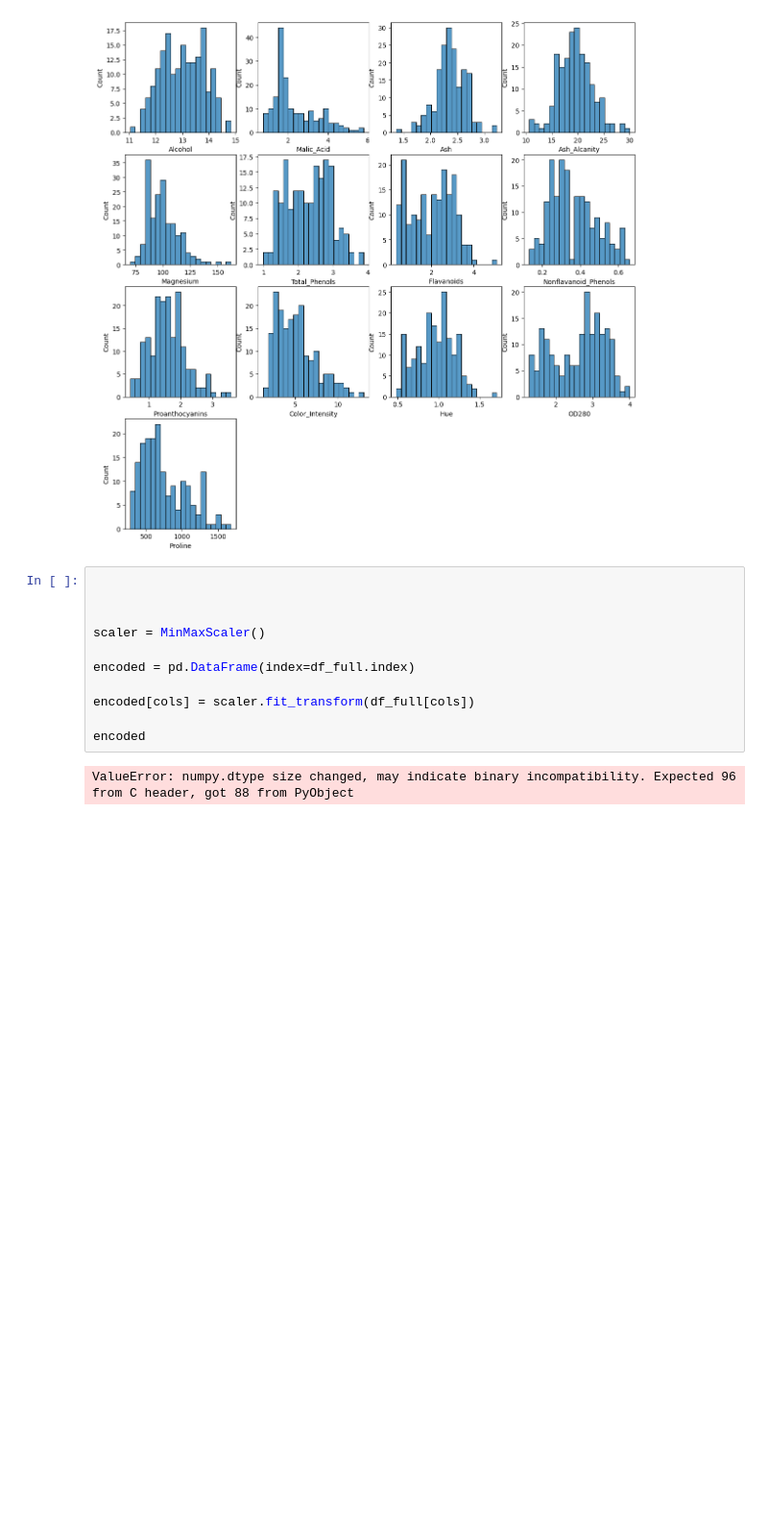
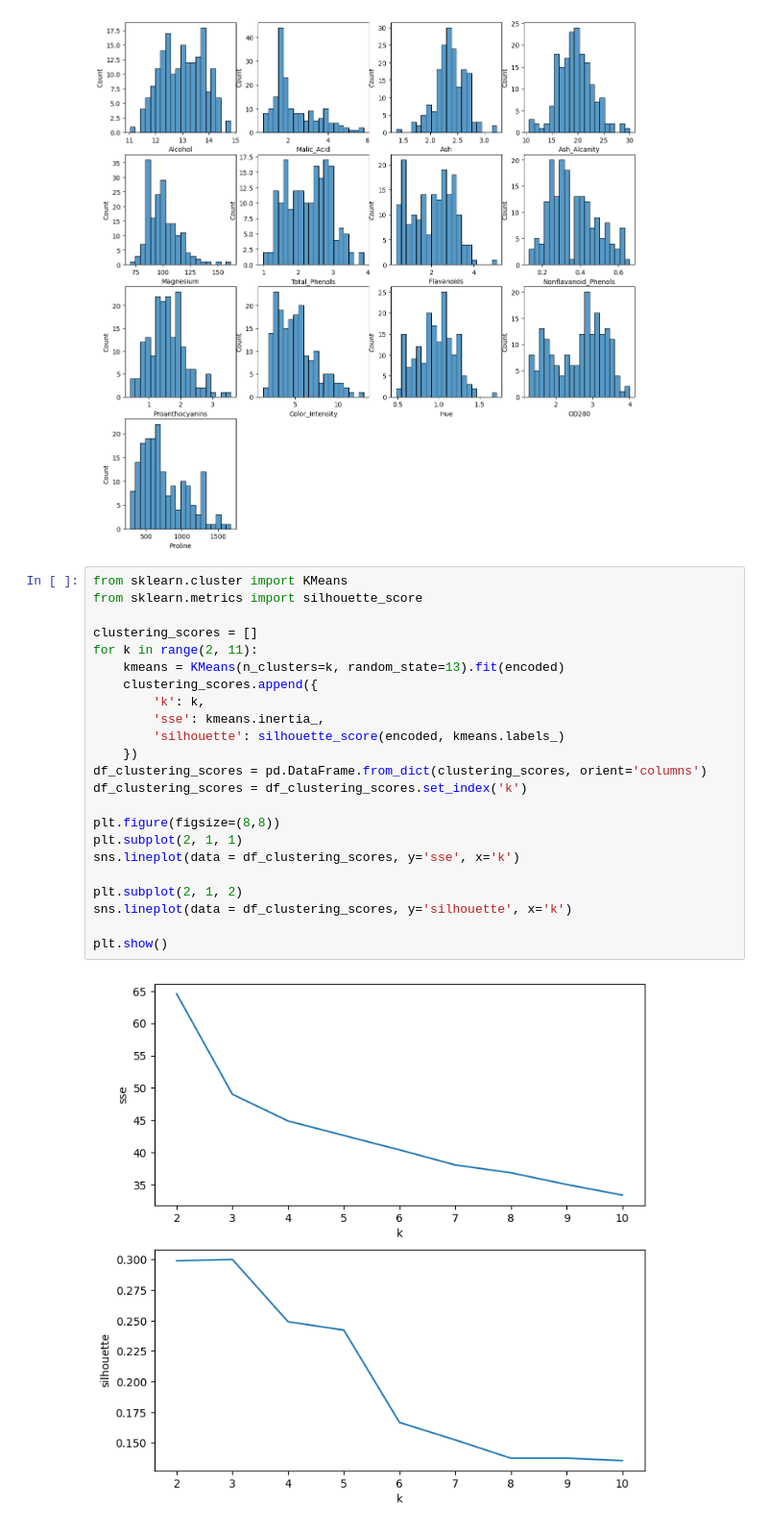
Before and after one commit to elsnoxx/VSB, a Jupyter notebook: 5_semestr/ZSU/projekt1/app.ipynb, the cells around one changed output. Shown: that part at 96% size. Drawn from its saved outputs; the diff is of its cells as text; blank space fills up the shorter version.

```diff
--- a/5_semestr/ZSU/projekt1/app.ipynb
+++ b/5_semestr/ZSU/projekt1/app.ipynb
@@ -253,15 +251,27 @@ plt.show()
 # %% [output]
 [figure]
 # %%
+from sklearn.cluster import KMeans
+from sklearn.metrics import silhouette_score
 
+clustering_scores = []
+for k in range(2, 11):
+    kmeans = KMeans(n_clusters=k, random_state=13).fit(encoded)
+    clustering_scores.append({
+        'k': k,
+        'sse': kmeans.inertia_,
+        'silhouette': silhouette_score(encoded, kmeans.labels_)
+    })
+df_clustering_scores = pd.DataFrame.from_dict(clustering_scores, orient='columns')
+df_clustering_scores = df_clustering_scores.set_index('k')
 
+plt.figure(figsize=(8,8))
+plt.subplot(2, 1, 1)
+sns.lineplot(data = df_clustering_scores, y='sse', x='k')
 
-scaler = MinMaxScaler()
+plt.subplot(2, 1, 2)
+sns.lineplot(data = df_clustering_scores, y='silhouette', x='k')
 
-encoded = pd.DataFrame(index=df_full.index)
-
-encoded[cols] = scaler.fit_transform(df_full[cols])
-
-encoded
+plt.show()
 # %% [output]
-ValueError: numpy.dtype size changed, may indicate binary incompatibility. Expected 96 from C header, got 88 from PyObject
+[figure, added]
```
Also changed, not shown: parts of 6 cells of this notebook, 1 other file.
